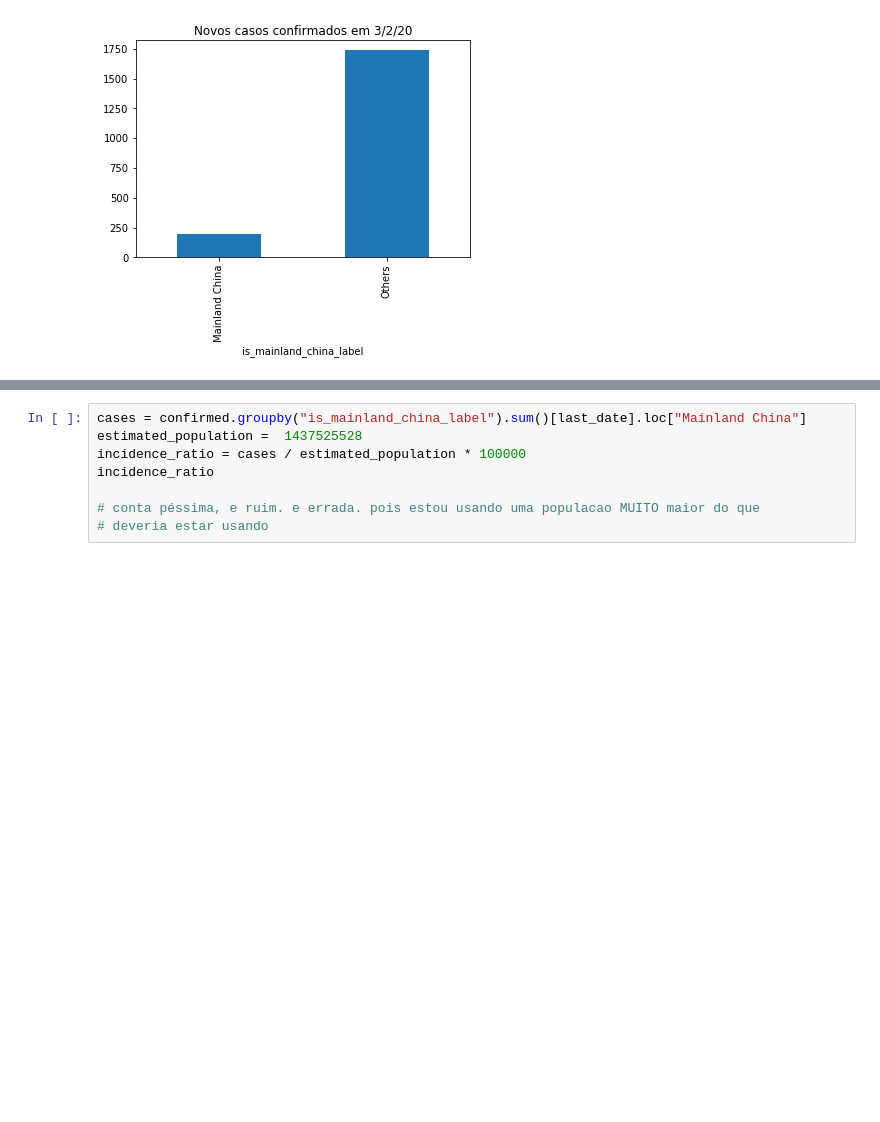
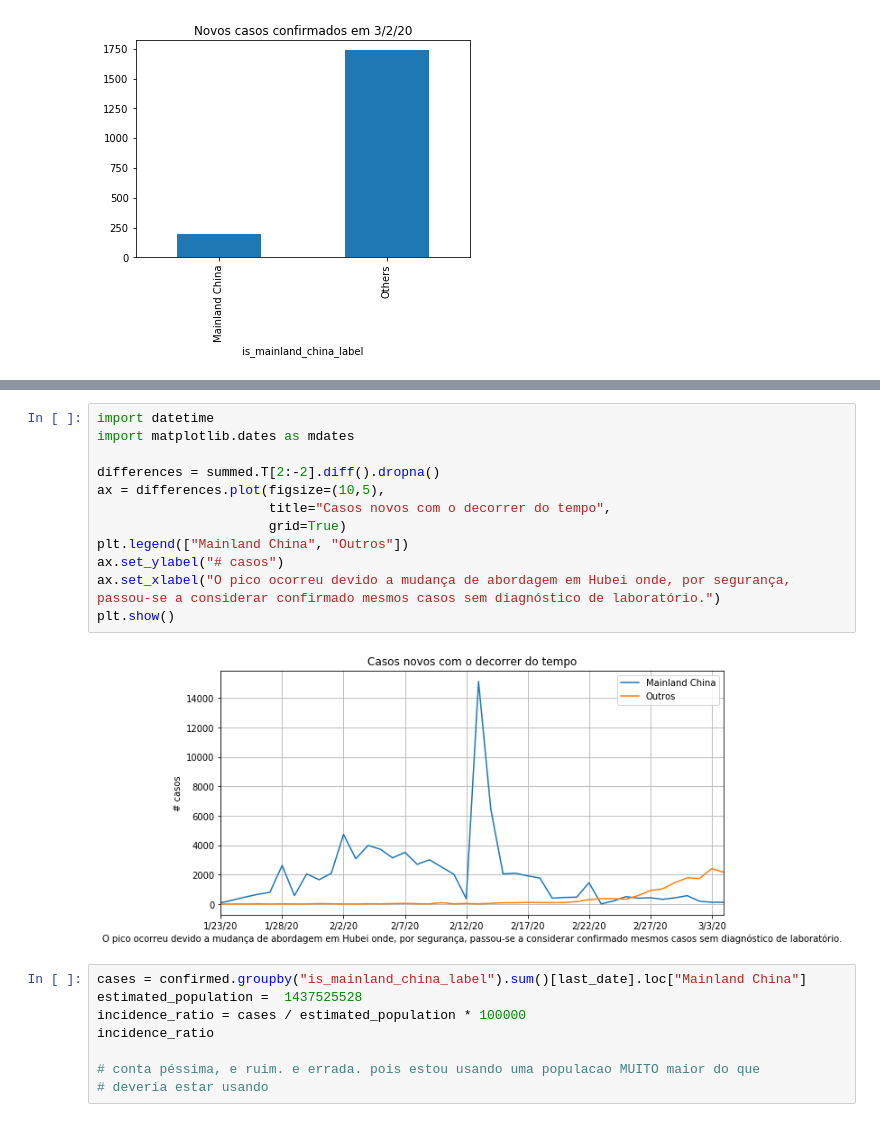
Before and after one commit to alura-cursos/data-science-e-saude, a Jupyter notebook: Alura_Curso_Data_Science_e_Saúde.ipynb, the cells around one changed output, grey strips where cells are left out. Cells and saved outputs as stored; diff of their text form; blank space fills up the shorter version.

```diff
--- a/Alura_Curso_Data_Science_e_Saúde.ipynb
+++ b/Alura_Curso_Data_Science_e_Saúde.ipynb
@@ -711,3 +715,17 @@ plt.show()
+# %%
+import datetime
+import matplotlib.dates as mdates
+
+differences = summed.T[2:-2].diff().dropna()
+ax = differences.plot(figsize=(10,5),
+                      title="Casos novos com o decorrer do tempo",
+                      grid=True)
+plt.legend(["Mainland China", "Outros"])
+ax.set_ylabel("# casos")
+ax.set_xlabel("O pico ocorreu devido a mudança de abordagem em Hubei onde, por segurança, passou-se a considerar confirmado mesmos casos sem diagnóstico de laboratório.")
+plt.show()
+# %% [output]
+[figure, added]
 # %%
 cases = confirmed.groupby("is_mainland_china_label").sum()[last_date].loc["Mainland China"]
 estimated_population =  1437525528
```
Also changed, not shown: parts of 53 cells of this notebook.
